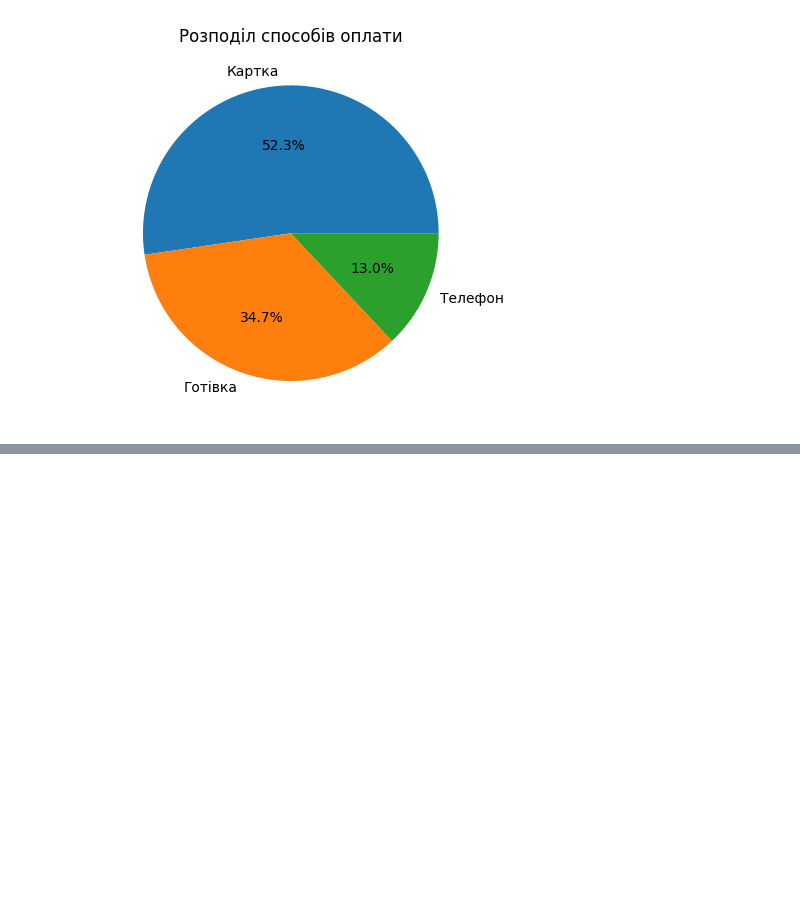
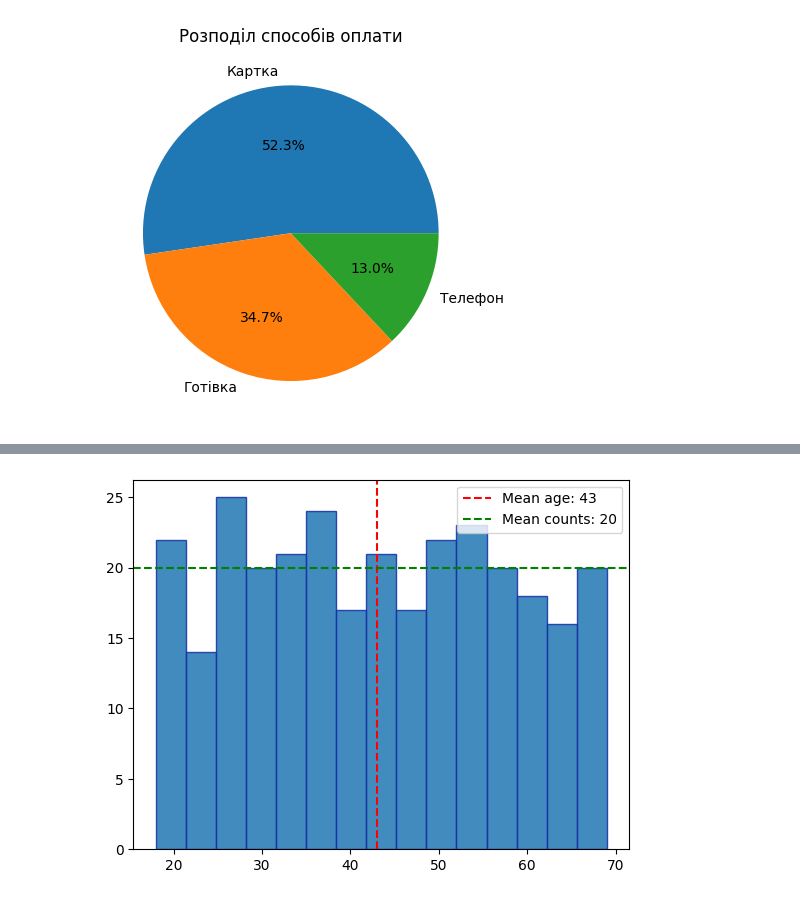
Before and after one commit to Wilson1994/DTA-2026, a Jupyter notebook: classmade/2_store_sales_analysis.ipynb, the cells around one changed output, grey strips where cells are left out. Saved outputs shown, nothing was run; the diff lists cells and outputs as text; code cells hidden in the pictures; blank space fills up the shorter version.

```diff
--- a/classmade/2_store_sales_analysis.ipynb
+++ b/classmade/2_store_sales_analysis.ipynb
@@ -698,0 +760,27 @@ plt.show()
+# %%
+counts, bins, patches = plt.hist(
+    df['customer_age'],
+    bins=15,
+    #color="",
+    edgecolor="#162ea6",
+    alpha=0.85
+)
+
+plt.axvline(
+    df['customer_age'].mean(),
+    color='red',
+    linestyle='--',
+    label=f"Mean age: {df['customer_age'].mean():.0f}"
+)
+
+plt.axhline(
+    counts.mean(),
+    color='green',
+    linestyle='--',
+    label=f"Mean counts: {counts.mean():.0f}"
+)
+
+plt.legend()
+plt.show()
+# %% [output]
+[figure, added]
```
Also changed, not shown: parts of 8 cells of this notebook.
